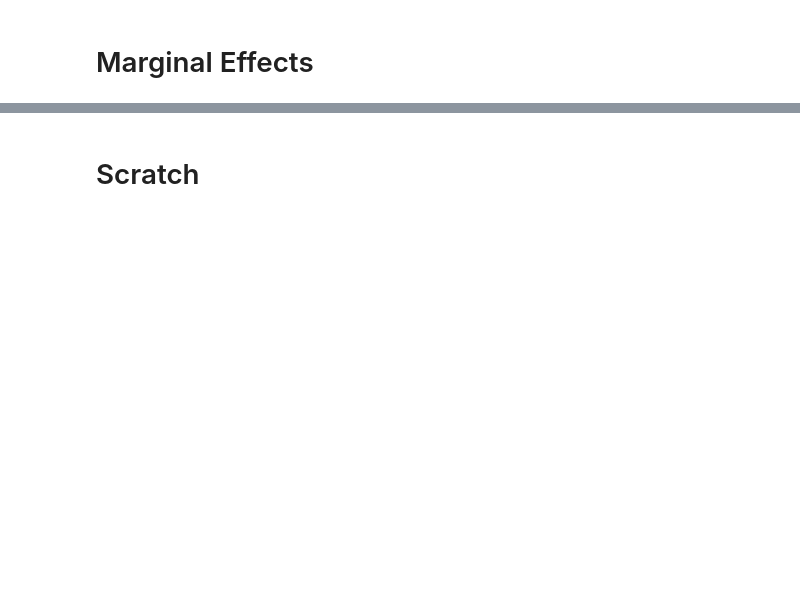
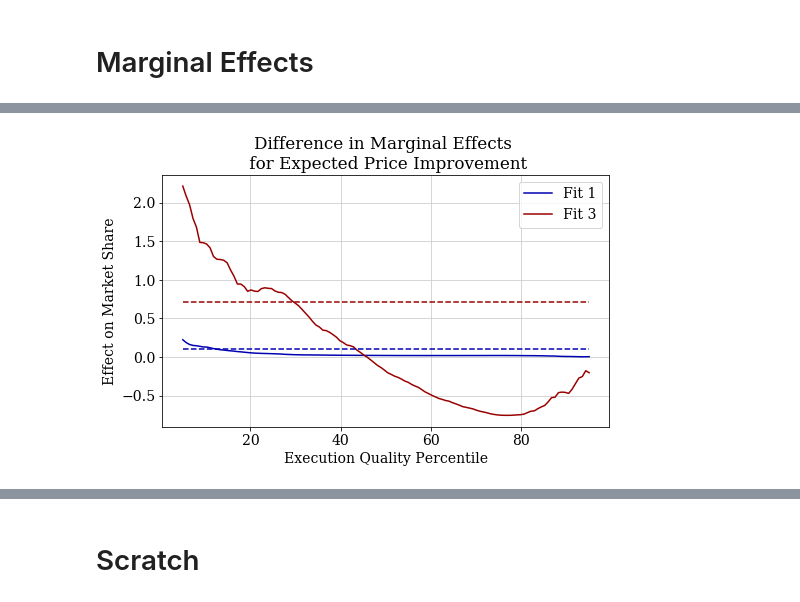
Before and after one commit to SA3291/OrderRoutingAndPFOF, a Jupyter notebook: notebooks/Regressions_NLS.ipynb, the cells around one changed output, grey strips where cells are left out. Cells and saved outputs as stored; diff of their text form; code cells hidden in the pictures; blank space fills up the shorter version.

```diff
--- a/notebooks/Regressions_NLS.ipynb
+++ b/notebooks/Regressions_NLS.ipynb
@@ -506,0 +623,14 @@ pd.DataFrame(temp).set_index(0).plot()
+# %%
+plot_var = 'PrImp_ExpAmt'
+plot_fits = [1, 3]
+plot_title  = 'Difference in Marginal Effects \n for Expected Price Improvement'
+plot_legend = ['Fit ' + str(plot_fits[0]), 'Fit ' + str(plot_fits[1])]
+plot_data_1 = fit_marginal_effects[plot_fits[0]][plot_var]
+plot_data_2 = fit_marginal_effects[plot_fits[1]][plot_var]
+plot_data_1_avg = fit_marginal_effects_avg[plot_fits[0]][plot_var]
+plot_data_2_avg = fit_marginal_effects_avg[plot_fits[1]][plot_var]
+
+fig = plot_me(plot_data_1, plot_data_2, plot_data_1_avg, plot_data_2_avg, plot_title, plot_legend)
+fig.savefig('../exhibits/marginaleffects/' + plot_var)
+# %% [output]
+[figure, added]
```
Also changed, not shown: parts of 23 cells of this notebook, 7 other files.
